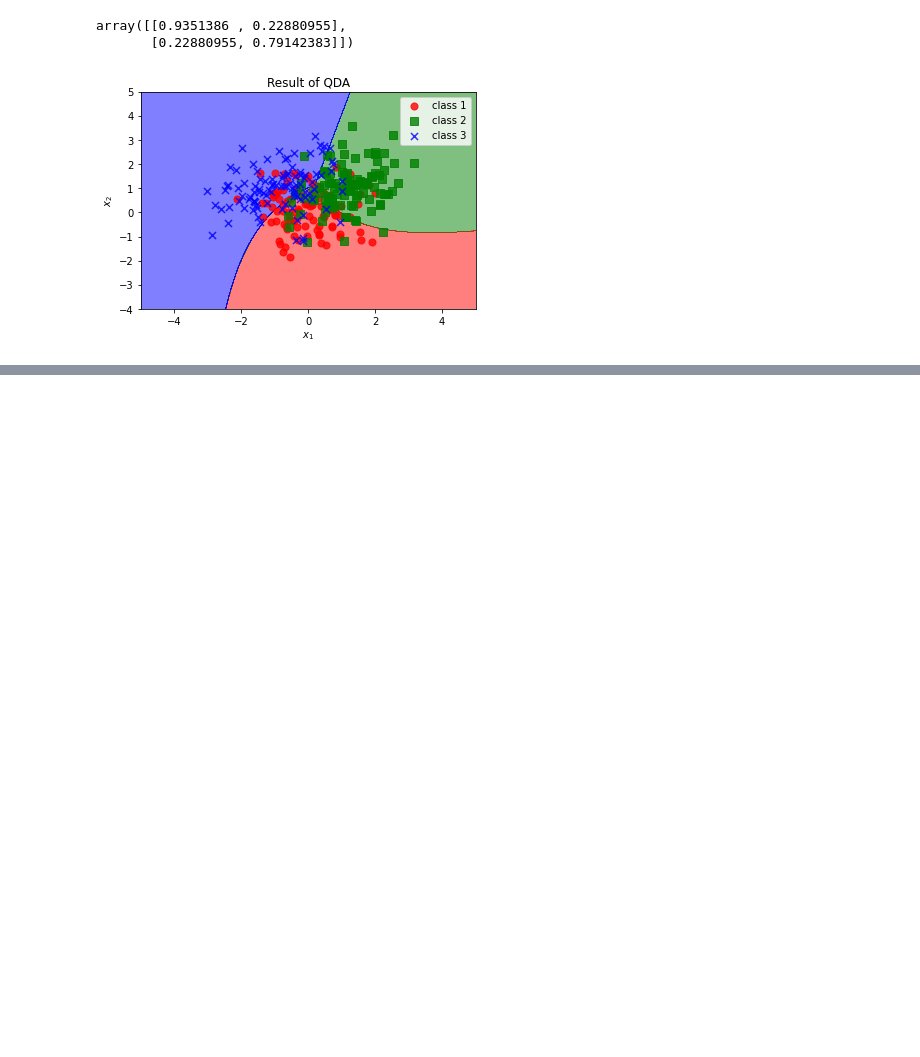
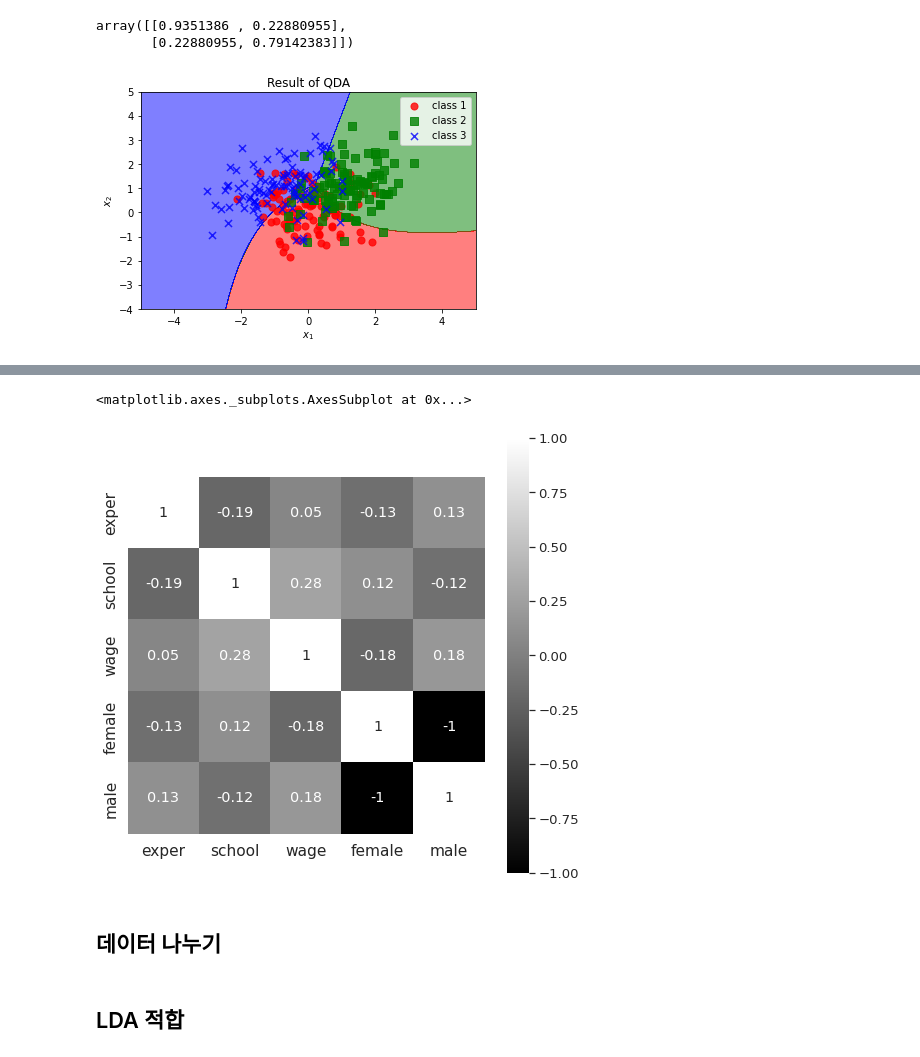
Before and after one commit to s2ul2/bitamin, a Jupyter notebook: 12week.ipynb, the cells around one changed output, grey strips where cells are left out. Drawn from its saved outputs; the diff is of its cells as text; code cells hidden in the pictures; blank space fills up the shorter version.

```diff
--- a/12week.ipynb
+++ b/12week.ipynb
@@ -399,0 +486,6 @@ plt.show()
+# %%
+# 범주형 변수 --> 더미 변수 변환
+sex = pd.get_dummies(df['sex'])
+df.drop(['sex'], axis = 1, inplace = True)
+df = pd.concat([df, sex], axis = 1)
+df.head()
@@ -399,0 +499,12 @@ plt.show()
+# %%
+corrmat = df.corr(method = 'pearson')
+f, ax = plt.subplots(figsize = (8, 8))
+sns.set(font_scale = 1.2)
+sns.heatmap(round(corrmat, 2),
+            vmax = 1., square = True,
+            cmap = 'gist_gray', annot = True)
+# %% [output]
+<matplotlib.axes._subplots.AxesSubplot at 0x...>
+[figure, added]
+# %% [markdown]
+## 데이터 나누기
@@ -399,0 +516,2 @@ plt.show()
+# %% [markdown]
+## LDA 적합
```
Also changed, not shown: parts of 24 cells of this notebook.
